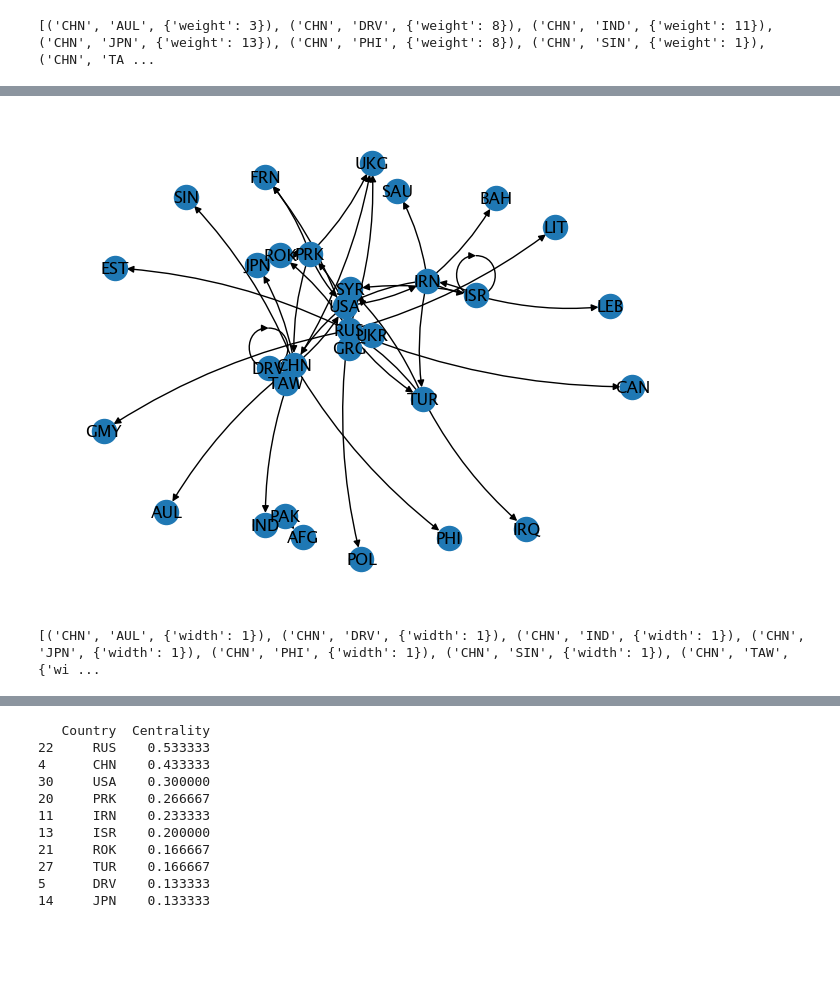
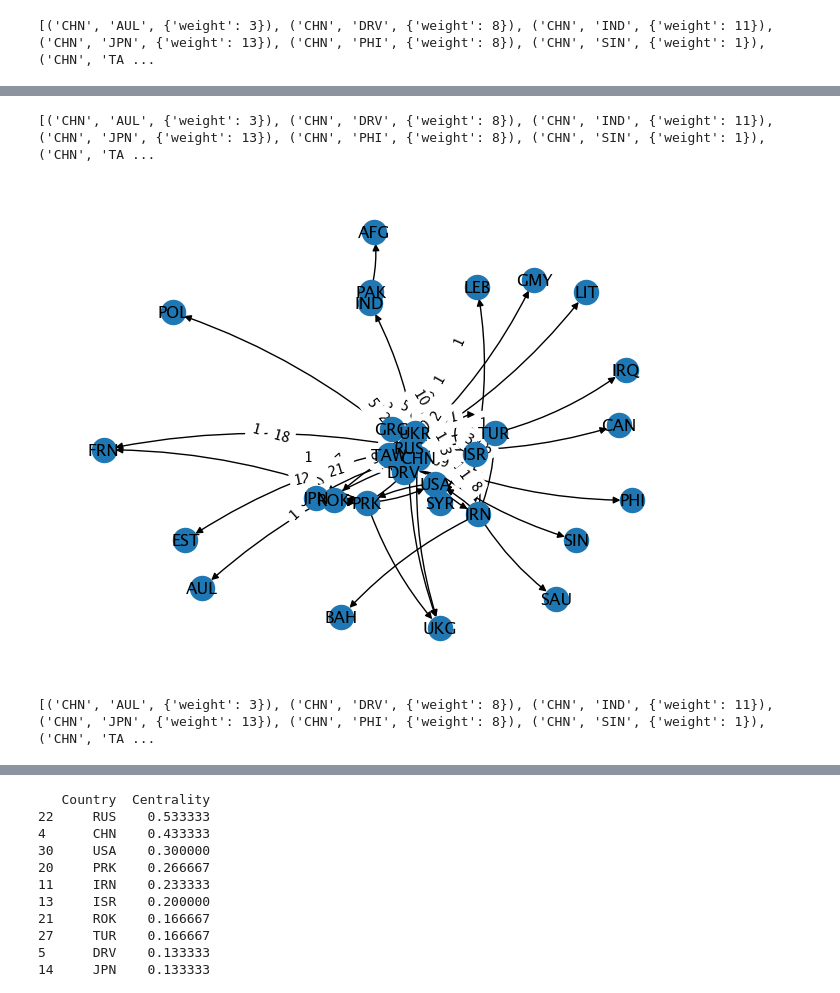
Before and after one commit to freinhard/dcid-sna, a Jupyter notebook: cyber-network.ipynb, the cells around one changed output, grey strips where cells are left out. Cells and saved outputs as stored; diff of their text form; code cells hidden in the pictures; blank space fills up the shorter version.

Commit message:
Readds the missing weights to the graph

```diff
--- a/cyber-network.ipynb
+++ b/cyber-network.ipynb
@@ -255,20 +255,24 @@ output/network-directed.html
 ![](./output/network-directed.png)
 # %%
 # Try curved edges
+G = nx.DiGraph(adjacency_matrix)
+print(G.edges(data=True))
+
 pos = nx.spring_layout(G)
 nx.draw(G, with_labels=True, connectionstyle="arc3,rad=0.1")
 
 labels = nx.get_edge_attributes(G,'weight')
 
 # FIXME: place the labels in a better way
 nx.draw_networkx_edge_labels(G,pos,edge_labels=labels, label_pos=0.1)
 plt.show()
 
 # show the datastructure of the graph
 print(G.edges(data=True))
 # %% [output]
+[('CHN', 'AUL', {'weight': 3}), ('CHN', 'DRV', {'weight': 8}), ('CHN', 'IND', {'weight': 11}), ('CHN', 'JPN', {'weight': 13}), ('CHN', 'PHI', {'weight': 8}), ('CHN', 'SIN', {'weight': 1}), ('CHN', 'TA ...
-[figure, old version]
+[figure, new version]
-[('CHN', 'AUL', {'width': 1}), ('CHN', 'DRV', {'width': 1}), ('CHN', 'IND', {'width': 1}), ('CHN', 'JPN', {'width': 1}), ('CHN', 'PHI', {'width': 1}), ('CHN', 'SIN', {'width': 1}), ('CHN', 'TAW', {'wi ...
+[('CHN', 'AUL', {'weight': 3}), ('CHN', 'DRV', {'weight': 8}), ('CHN', 'IND', {'weight': 11}), ('CHN', 'JPN', {'weight': 13}), ('CHN', 'PHI', {'weight': 8}), ('CHN', 'SIN', {'weight': 1}), ('CHN', 'TA ...
 # %%
 # Show the network on a map
 # https://towardsdatascience.com/from-geojson-to-network-graph-analyzing-world-country-borders-in-python-ab81b5a8ce5a
```
Also changed, not shown: parts of 5 cells of this notebook.
